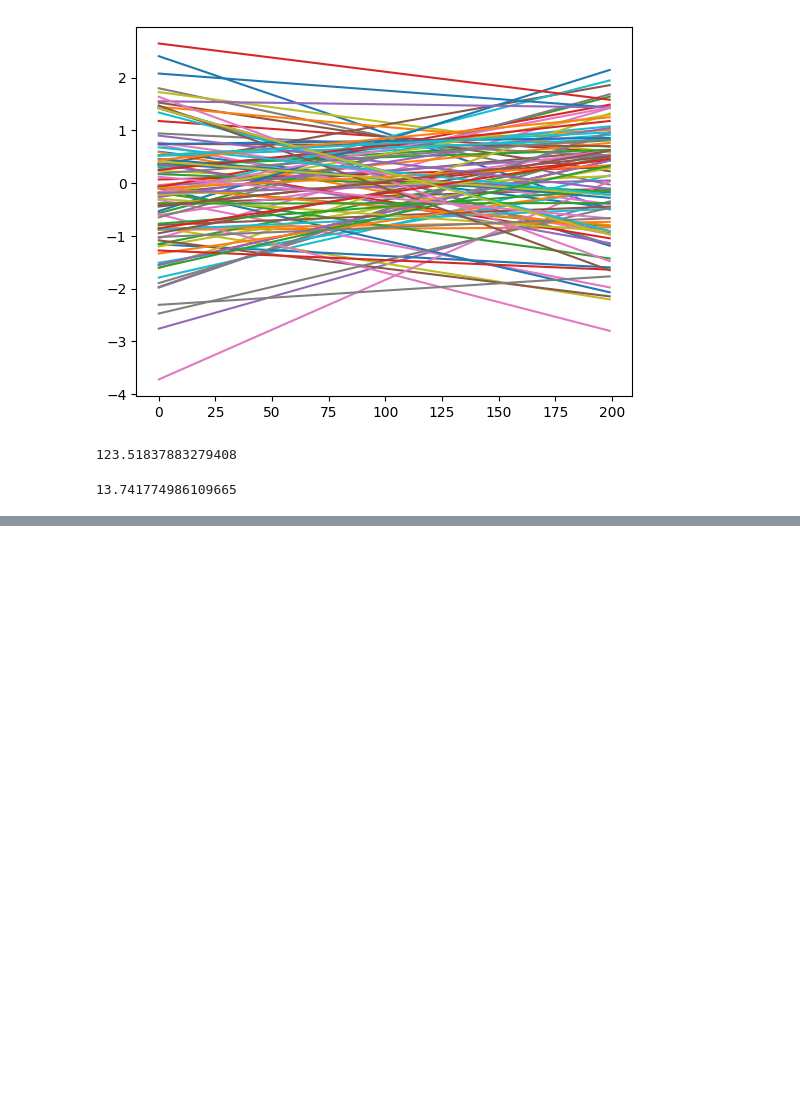
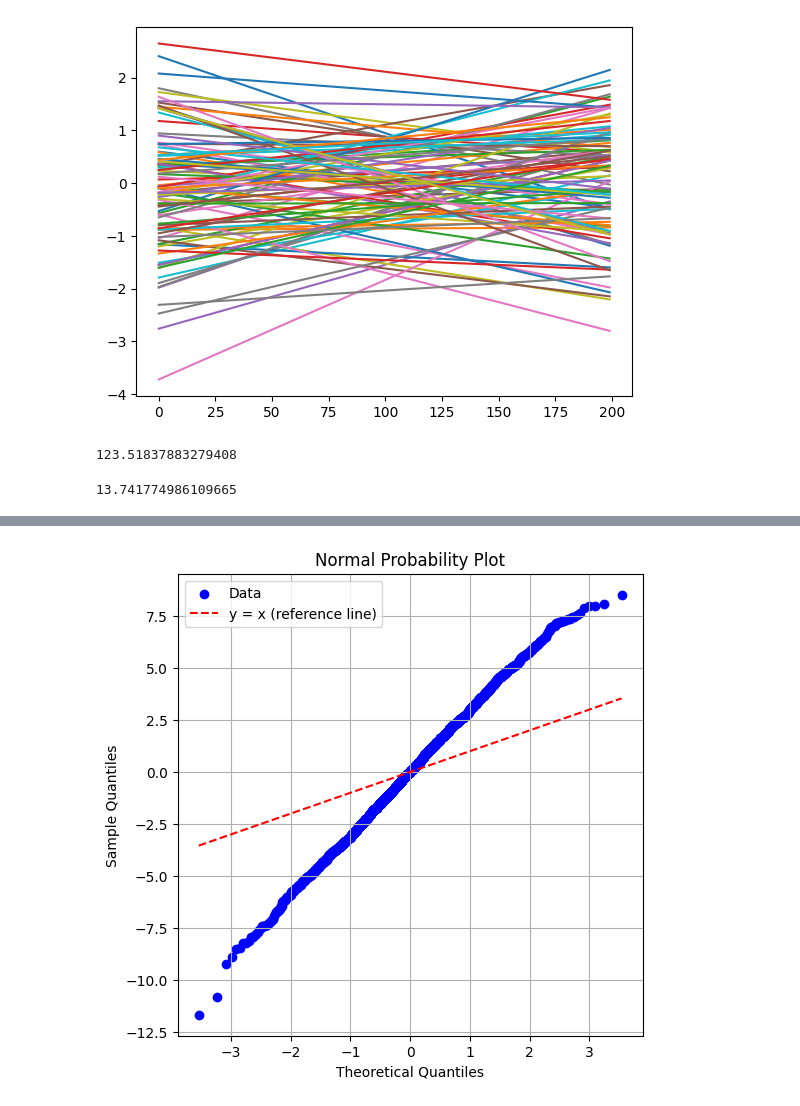
Before and after one commit to Janko-dev/data_analysis_and_machine_learning, a Jupyter notebook: notebooks/distributions.ipynb, the cells around one changed output, grey strips where cells are left out. Saved outputs shown, nothing was run; the diff lists cells and outputs as text; code cells hidden in the pictures; blank space fills up the shorter version.

```diff
--- a/notebooks/distributions.ipynb
+++ b/notebooks/distributions.ipynb
@@ -287,0 +324,42 @@ np.arccos(cos_sim) * np.linalg.norm(v1)
+# %%
+import numpy as np
+import matplotlib.pyplot as plt
+
+# Generate some example data (e.g., normally distributed)
+np.random.seed(0)
+data = X
+
+# Step 1: Sort the data
+sorted_data = np.sort(data)
+
+# Step 2: Compute the theoretical quantiles
+# These are the expected quantiles from a standard normal distribution
+n = len(sorted_data)
+# Compute the plotting positions (probabilities)
+p = (np.arange(1, n + 1) - 0.5) / n
+
+# Convert probabilities to z-scores (inverse CDF of normal)
+from math import sqrt, log, pi
+
+# We'll use an approximation to the inverse CDF (probit function)
+def norm_ppf(p):
+    """Approximate inverse CDF (probit) for standard normal distribution."""
+    return np.sqrt(2) * erfinv(2 * p - 1)
+
+# Since we don't want scipy, define our own erfinv using numpy:
+# (Note: numpy 1.17+ includes np.erfinv)
+from scipy.special import erfinv
+theoretical_quantiles = np.sqrt(2) * erfinv(2 * p - 1)
+
+# Step 3: Plot the results
+plt.figure(figsize=(6,6))
+plt.scatter(theoretical_quantiles, sorted_data, color='blue', label='Data')
+plt.plot(theoretical_quantiles, theoretical_quantiles, color='red', linestyle='--', label='y = x (reference line)')
+plt.title("Normal Probability Plot")
+plt.xlabel("Theoretical Quantiles")
+plt.ylabel("Sample Quantiles")
+plt.legend()
+plt.grid(True)
+plt.show()
+# %% [output]
+[figure, added]
```
Also changed, not shown: parts of 2 cells of this notebook, 2 other files.
